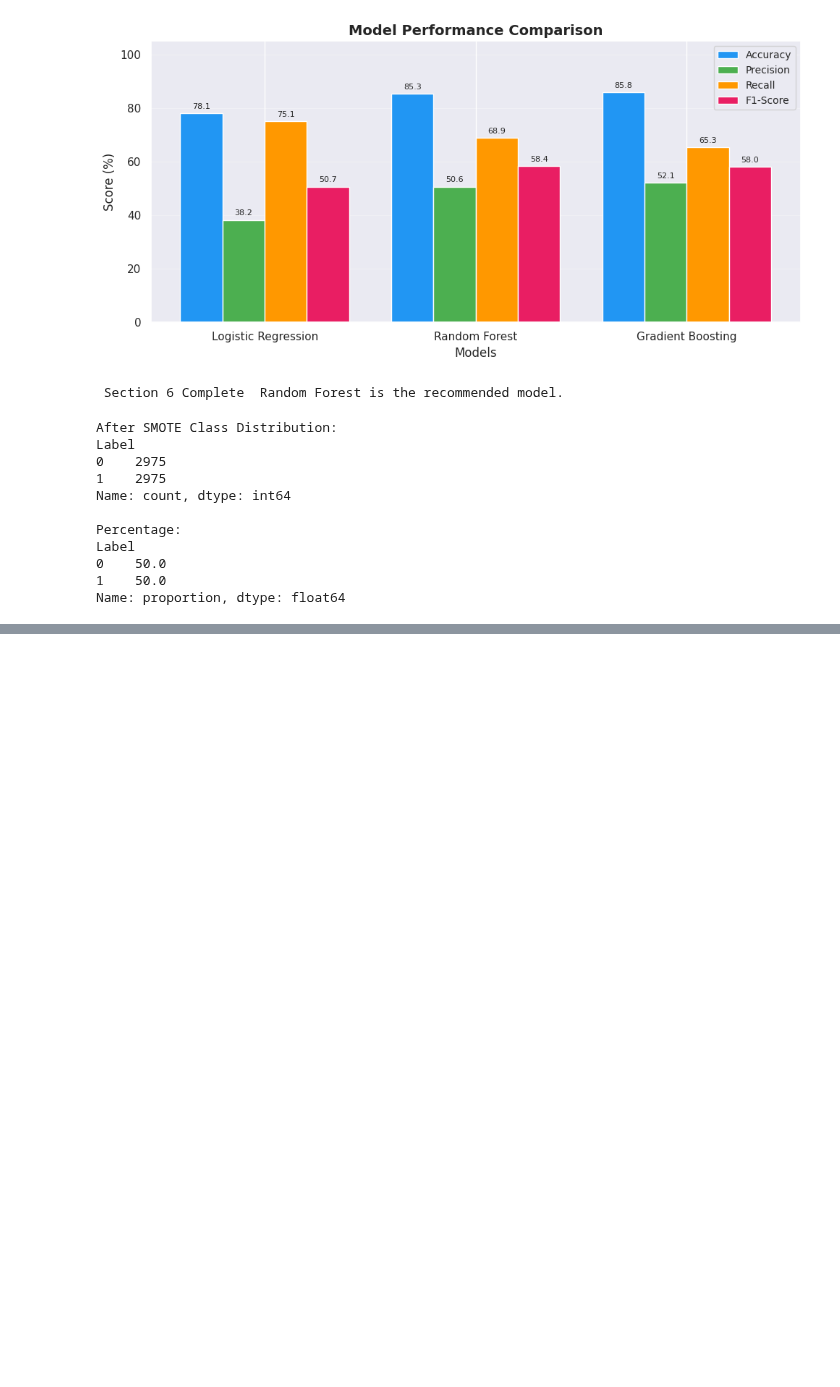
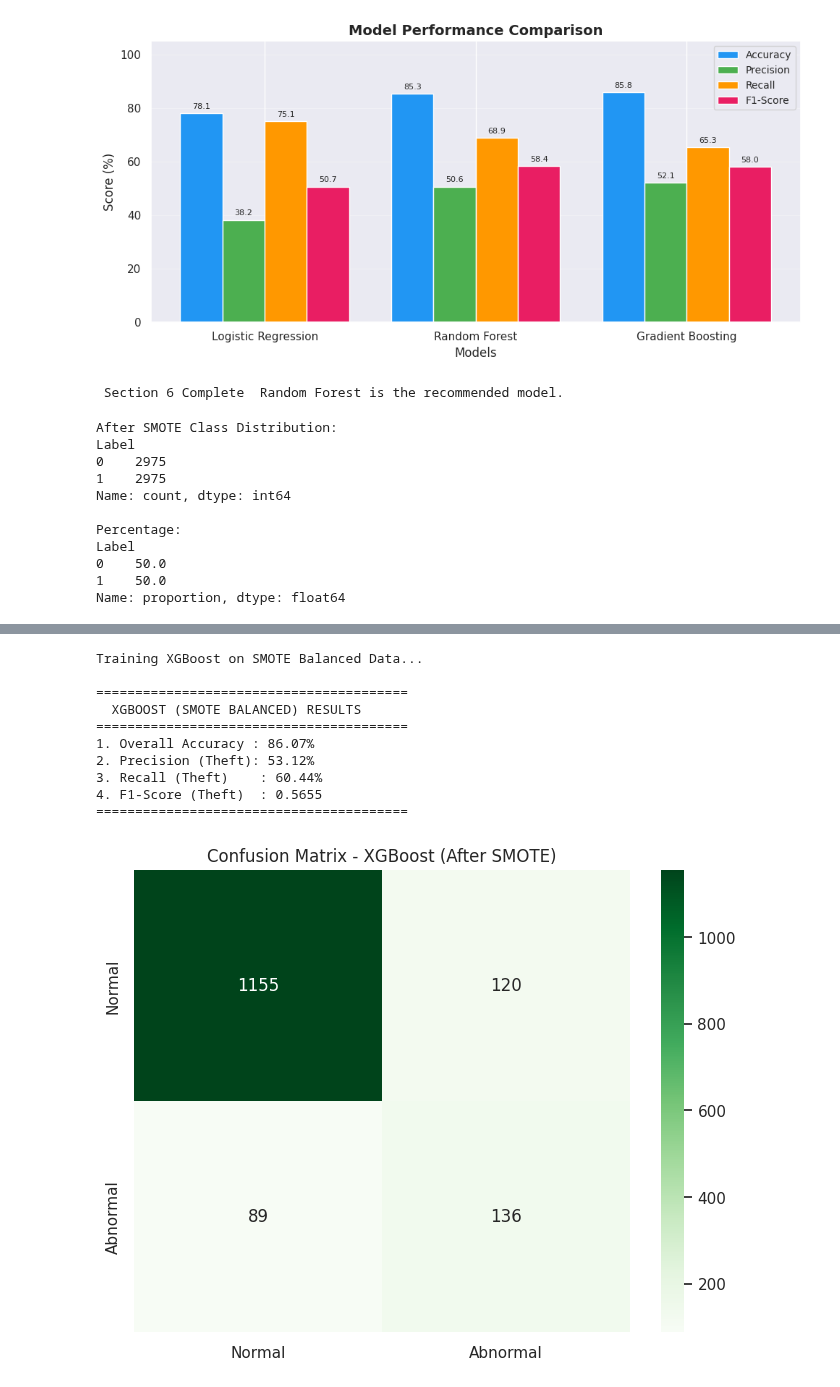
Before and after one commit to milan-jani/Data-Driven-Detection-of-Abnormal-Electricity-Usage-in-Power-Supply-Lines, a Jupyter notebook: main.ipynb, the cells around one changed output, grey strips where cells are left out. Drawn from its saved outputs; the diff is of its cells as text; code cells hidden in the pictures; blank space fills up the shorter version.

```diff
--- a/main.ipynb
+++ b/main.ipynb
@@ -634,0 +687,52 @@ Done! Ab images documentation mein dikhne lagengi.
+# %%
+# --- XGBoost Evaluation (SMOTE Balanced Data) ---
+from xgboost import XGBClassifier
+from sklearn.metrics import accuracy_score, precision_score, recall_score, f1_score, confusion_matrix
+import matplotlib.pyplot as plt
+import seaborn as sns
+
+print("Training XGBoost on SMOTE Balanced Data...")
+
+# 1. Train Model on Resampled (Balanced) Data
+xgb_smote = XGBClassifier(n_estimators=100, random_state=42, eval_metric='logloss')
+xgb_smote.fit(X_train_res, y_train_res)
+
+# 2. Get Predictions (Hamesha original test set 'X_test_scaled' par hi test karenge)
+y_pred_xgb_smote = xgb_smote.predict(X_test_scaled)
+
+# 3. Calculate All Metrics
+acc_s = accuracy_score(y_test, y_pred_xgb_smote)
+prec_s = precision_score(y_test, y_pred_xgb_smote)
+rec_s = recall_score(y_test, y_pred_xgb_smote)
+f1_s = f1_score(y_test, y_pred_xgb_smote)
+
+# 4. Print Results
+print("\n" + "="*40)
+print("  XGBOOST (SMOTE BALANCED) RESULTS")
+print("="*40)
+print(f"1. Overall Accuracy : {acc_s*100:.2f}%")
+print(f"2. Precision (Theft): {prec_s*100:.2f}%")
+print(f"3. Recall (Theft)    : {rec_s*100:.2f}%")
+print(f"4. F1-Score (Theft)  : {f1_s:.4f}")
+print("="*40)
+
+# 5. Confusion Matrix Visualization
+plt.figure(figsize=(8, 6))
+cm_s = confusion_matrix(y_test, y_pred_xgb_smote)
+sns.heatmap(cm_s, annot=True, fmt='d', cmap='Greens',
+            xticklabels=['Normal', 'Abnormal'],
+            yticklabels=['Normal', 'Abnormal'])
+plt.title('Confusion Matrix - XGBoost (After SMOTE)')
+plt.show()
+# %% [output]
+Training XGBoost on SMOTE Balanced Data...
+
+========================================
+  XGBOOST (SMOTE BALANCED) RESULTS
+========================================
+1. Overall Accuracy : 86.07%
+2. Precision (Theft): 53.12%
+3. Recall (Theft)    : 60.44%
+4. F1-Score (Theft)  : 0.5655
+========================================
+[figure, added]
```
Also changed, not shown: parts of 8 cells of this notebook, 1 other file.
